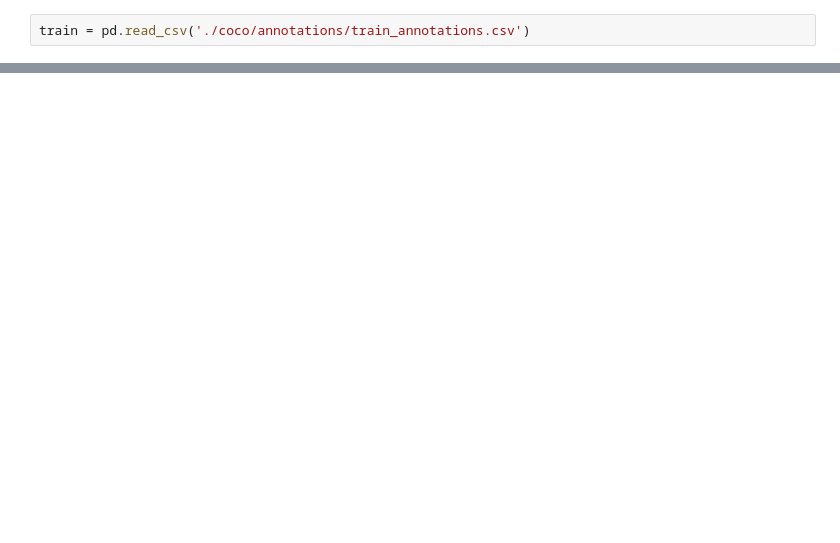
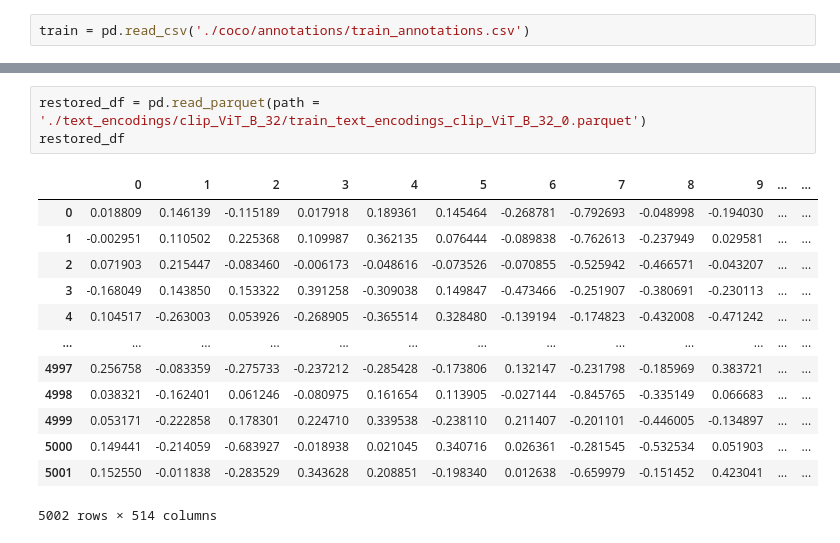
Before and after one commit to Natalya7oct/tiny_clip, a Jupyter notebook: text_encoders.ipynb, the cells around one changed output, grey strips where cells are left out. Saved outputs shown, nothing was run; the diff lists cells and outputs as text; blank space fills up the shorter version.

```diff
--- a/text_encoders.ipynb
+++ b/text_encoders.ipynb
@@ -138,0 +155,17 @@ restored_df
+# %%
+restored_df = pd.read_parquet(path = './text_encodings/clip_ViT_B_32/train_text_encodings_clip_ViT_B_32_0.parquet')
+restored_df
+# %% [output]
+|  | 0 | 1 | 2 | 3 | 4 | 5 | 6 | 7 | 8 | 9 | ... | ... |
+| 0 | 0.018809 | 0.146139 | -0.115189 | 0.017918 | 0.189361 | 0.145464 | -0.268781 | -0.792693 | -0.048998 | -0.194030 | ... | ... |
+| 1 | -0.002951 | 0.110502 | 0.225368 | 0.109987 | 0.362135 | 0.076444 | -0.089838 | -0.762613 | -0.237949 | 0.029581 | ... | ... |
+| 2 | 0.071903 | 0.215447 | -0.083460 | -0.006173 | -0.048616 | -0.073526 | -0.070855 | -0.525942 | -0.466571 | -0.043207 | ... | ... |
+| 3 | -0.168049 | 0.143850 | 0.153322 | 0.391258 | -0.309038 | 0.149847 | -0.473466 | -0.251907 | -0.380691 | -0.230113 | ... | ... |
+| 4 | 0.104517 | -0.263003 | 0.053926 | -0.268905 | -0.365514 | 0.328480 | -0.139194 | -0.174823 | -0.432008 | -0.471242 | ... | ... |
+| ... | ... | ... | ... | ... | ... | ... | ... | ... | ... | ... | ... | ... |
+| 4997 | 0.256758 | -0.083359 | -0.275733 | -0.237212 | -0.285428 | -0.173806 | 0.132147 | -0.231798 | -0.185969 | 0.383721 | ... | ... |
+| 4998 | 0.038321 | -0.162401 | 0.061246 | -0.080975 | 0.161654 | 0.113905 | -0.027144 | -0.845765 | -0.335149 | 0.066683 | ... | ... |
+| 4999 | 0.053171 | -0.222858 | 0.178301 | 0.224710 | 0.339538 | -0.238110 | 0.211407 | -0.201101 | -0.446005 | -0.134897 | ... | ... |
+| 5000 | 0.149441 | -0.214059 | -0.683927 | -0.018938 | 0.021045 | 0.340716 | 0.026361 | -0.281545 | -0.532534 | 0.051903 | ... | ... |
+| 5001 | 0.152550 | -0.011838 | -0.283529 | 0.343628 | 0.208851 | -0.198340 | 0.012638 | -0.659979 | -0.151452 | 0.423041 | ... | ... |
+5002 rows × 514 columns
```
Also changed, not shown: parts of 13 cells of this notebook, 2 other files.
